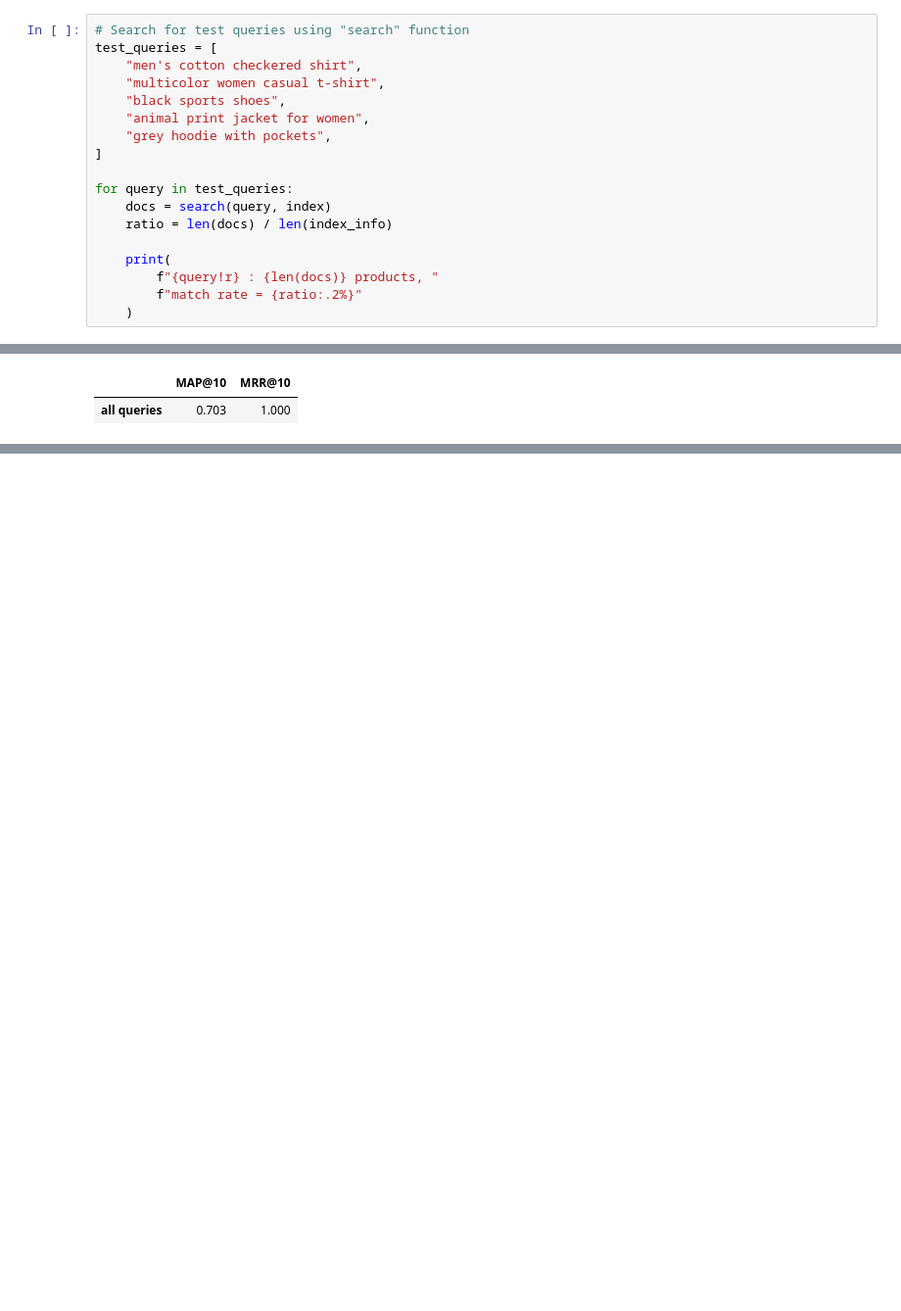
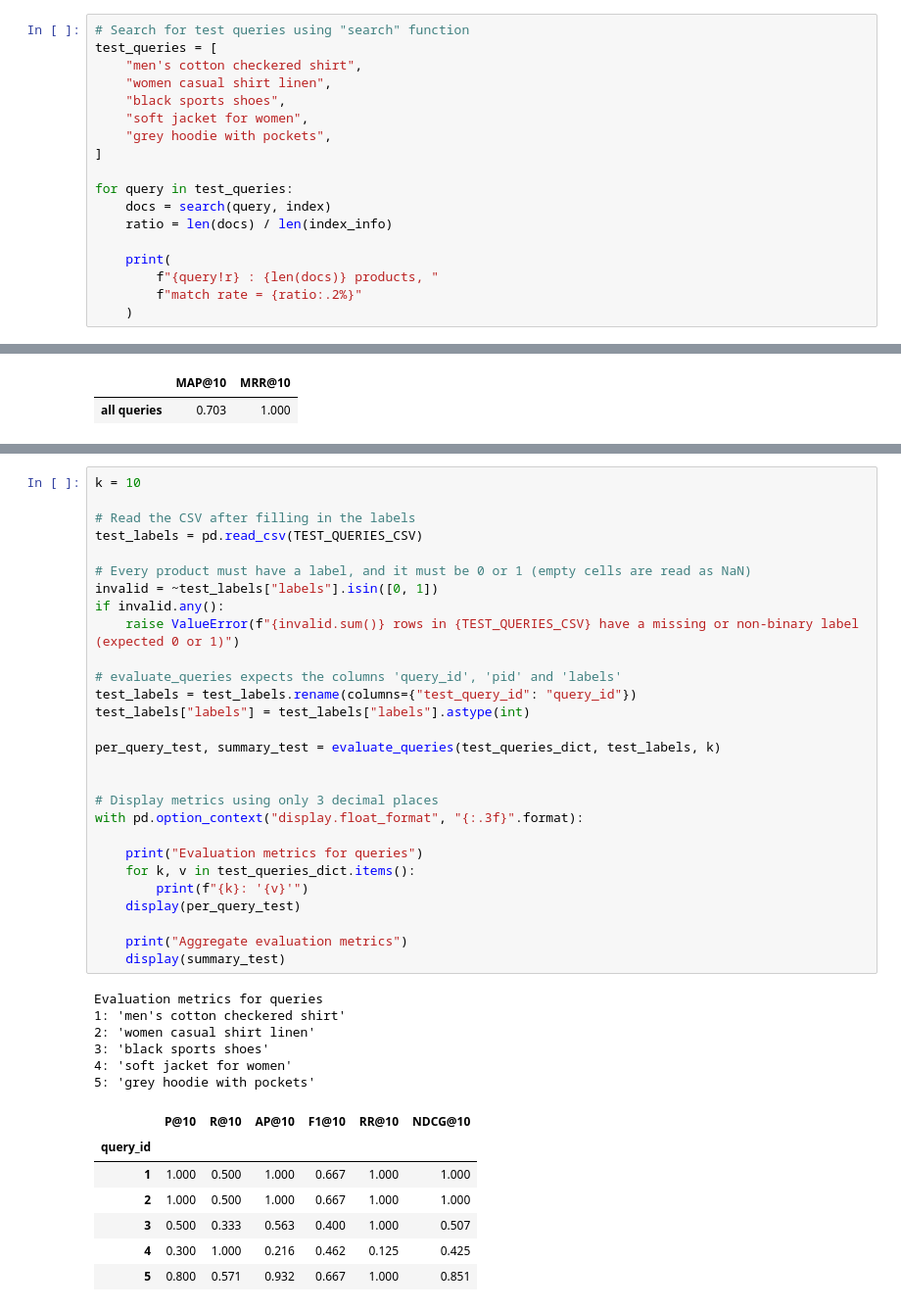
Before and after one commit to froggyalchemist/irwa-search-engine, a Jupyter notebook: project_progress/part_2/build_index.ipynb, the cells around one changed output, grey strips where cells are left out. Shown at 98% size. Saved outputs shown, nothing was run; the diff lists cells and outputs as text; blank space fills up the shorter version.

Commit message:
Finish Part 2.2, 2.3.a. and 2.3.b. Add manually labelled data.

```diff
--- a/project_progress/part_2/build_index.ipynb
+++ b/project_progress/part_2/build_index.ipynb
@@ -173,9 +206,9 @@ True
 # Search for test queries using "search" function
 test_queries = [
     "men's cotton checkered shirt",
-    "multicolor women casual t-shirt",
+    "women casual shirt linen",
     "black sports shoes",
-    "animal print jacket for women",
+    "soft jacket for women",
     "grey hoodie with pockets",
 ]
 
@@ -729,0 +817,42 @@ Aggregate evaluation metrics
+# %%
+k = 10
+
+# Read the CSV after filling in the labels
+test_labels = pd.read_csv(TEST_QUERIES_CSV)
+
+# Every product must have a label, and it must be 0 or 1 (empty cells are read as NaN)
+invalid = ~test_labels["labels"].isin([0, 1])
+if invalid.any():
+    raise ValueError(f"{invalid.sum()} rows in {TEST_QUERIES_CSV} have a missing or non-binary label (expected 0 or 1)")
+
+# evaluate_queries expects the columns 'query_id', 'pid' and 'labels'
+test_labels = test_labels.rename(columns={"test_query_id": "query_id"})
+test_labels["labels"] = test_labels["labels"].astype(int)
+
+per_query_test, summary_test = evaluate_queries(test_queries_dict, test_labels, k)
+
+
+# Display metrics using only 3 decimal places
+with pd.option_context("display.float_format", "{:.3f}".format):
+
+    print("Evaluation metrics for queries")
+    for k, v in test_queries_dict.items():
+        print(f"{k}: '{v}'")
+    display(per_query_test)
+
+    print("Aggregate evaluation metrics")
+    display(summary_test)
+# %% [output]
+Evaluation metrics for queries
+1: 'men's cotton checkered shirt'
+2: 'women casual shirt linen'
+3: 'black sports shoes'
+4: 'soft jacket for women'
+5: 'grey hoodie with pockets'
+|  | P@10 | R@10 | AP@10 | F1@10 | RR@10 | NDCG@10 |
+| query_id |  |  |  |  |  |  |
+| 1 | 1.000 | 0.500 | 1.000 | 0.667 | 1.000 | 1.000 |
+| 2 | 1.000 | 0.500 | 1.000 | 0.667 | 1.000 | 1.000 |
+| 3 | 0.500 | 0.333 | 0.563 | 0.400 | 1.000 | 0.507 |
+| 4 | 0.300 | 1.000 | 0.216 | 0.462 | 0.125 | 0.425 |
+| 5 | 0.800 | 0.571 | 0.932 | 0.667 | 1.000 | 0.851 |
```
Also changed, not shown: parts of 23 cells of this notebook, 1 other file.
